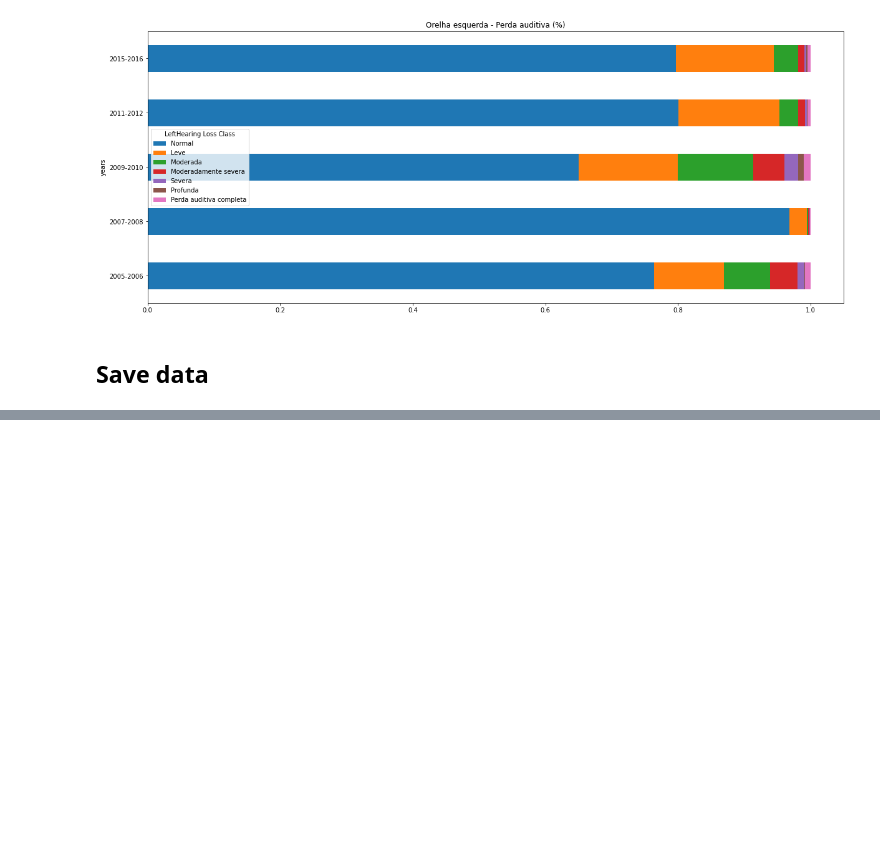
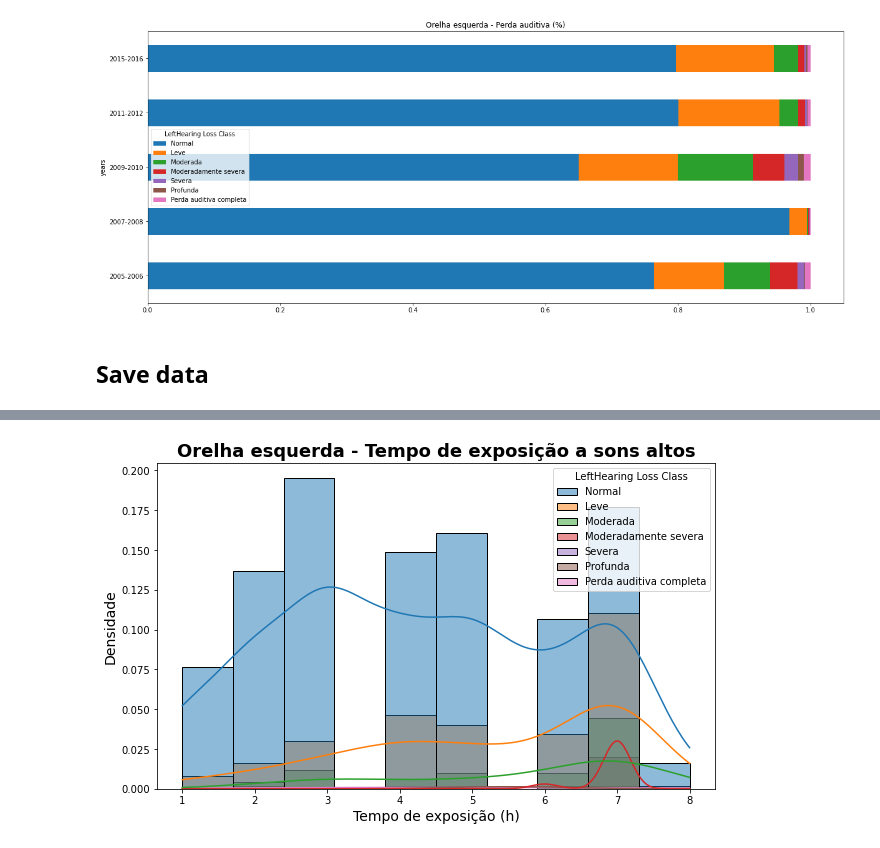
Before and after one commit to juliatessler/datascience4health-2021, a Jupyter notebook: notebooks/NHANES - Data Preparation.ipynb, the cells around one changed output, grey strips where cells are left out. Cells and saved outputs as stored; diff of their text form; code cells hidden in the pictures; blank space fills up the shorter version.

```diff
--- a/notebooks/NHANES - Data Preparation.ipynb
+++ b/notebooks/NHANES - Data Preparation.ipynb
@@ -1007,0 +1042,14 @@ df_left.to_csv('../data/processed/left_clean.csv')
+# %%
+plt.subplots(figsize = (10,6))
+ax = sns.histplot(data = df_left[df_left['How long exposed to very loud noise'] < 30],
+              x = 'How long exposed to very loud noise',
+              hue = 'LeftHearing Loss Class',
+              hue_order = classification_order,
+              kde = True,
+              stat = 'density',
+              bins = 10);
+ax.set_title('Orelha esquerda - Tempo de exposição a sons altos', fontsize = 18, fontweight='bold');
+ax.set_xlabel('Tempo de exposição (h)', fontsize = 14);
+ax.set_ylabel('Densidade', fontsize = 14);
+# %% [output]
+[figure, added]
```
Also changed, not shown: parts of 23 cells of this notebook, 9 other files.
